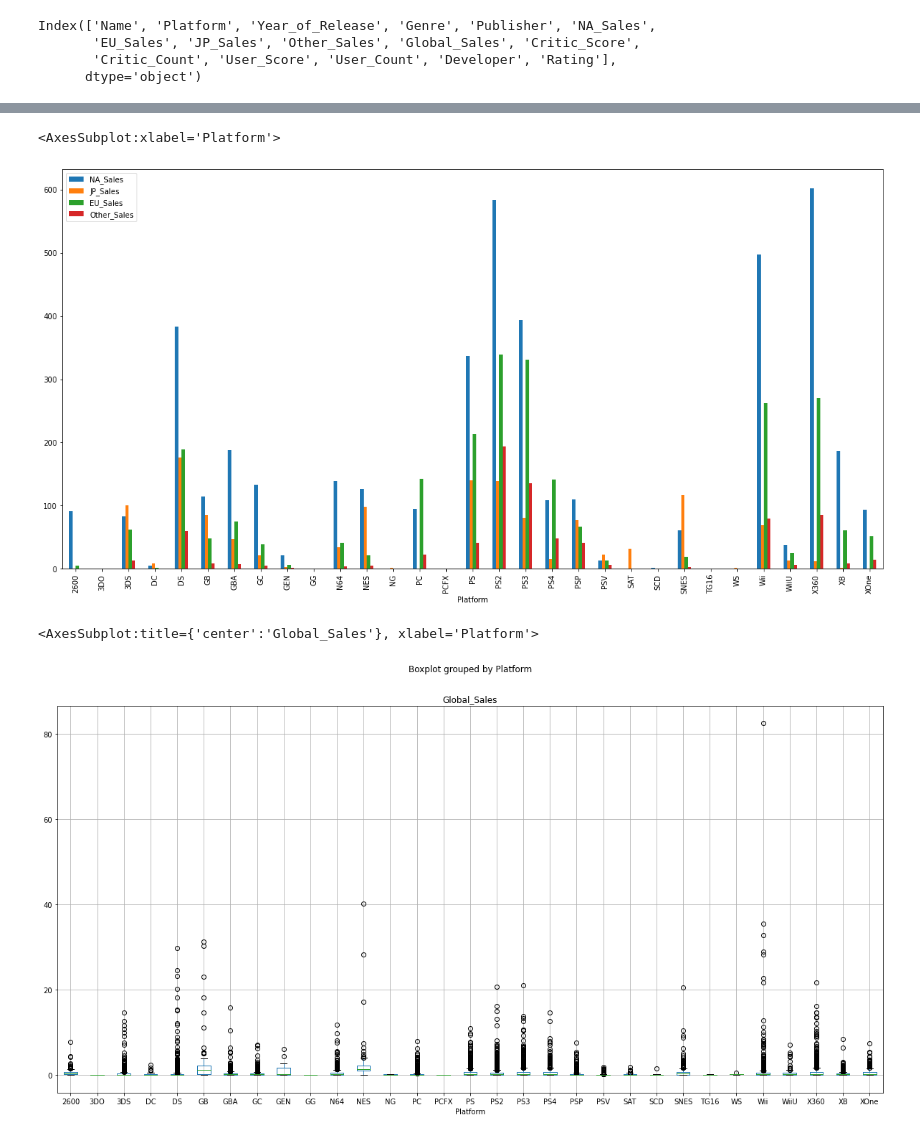
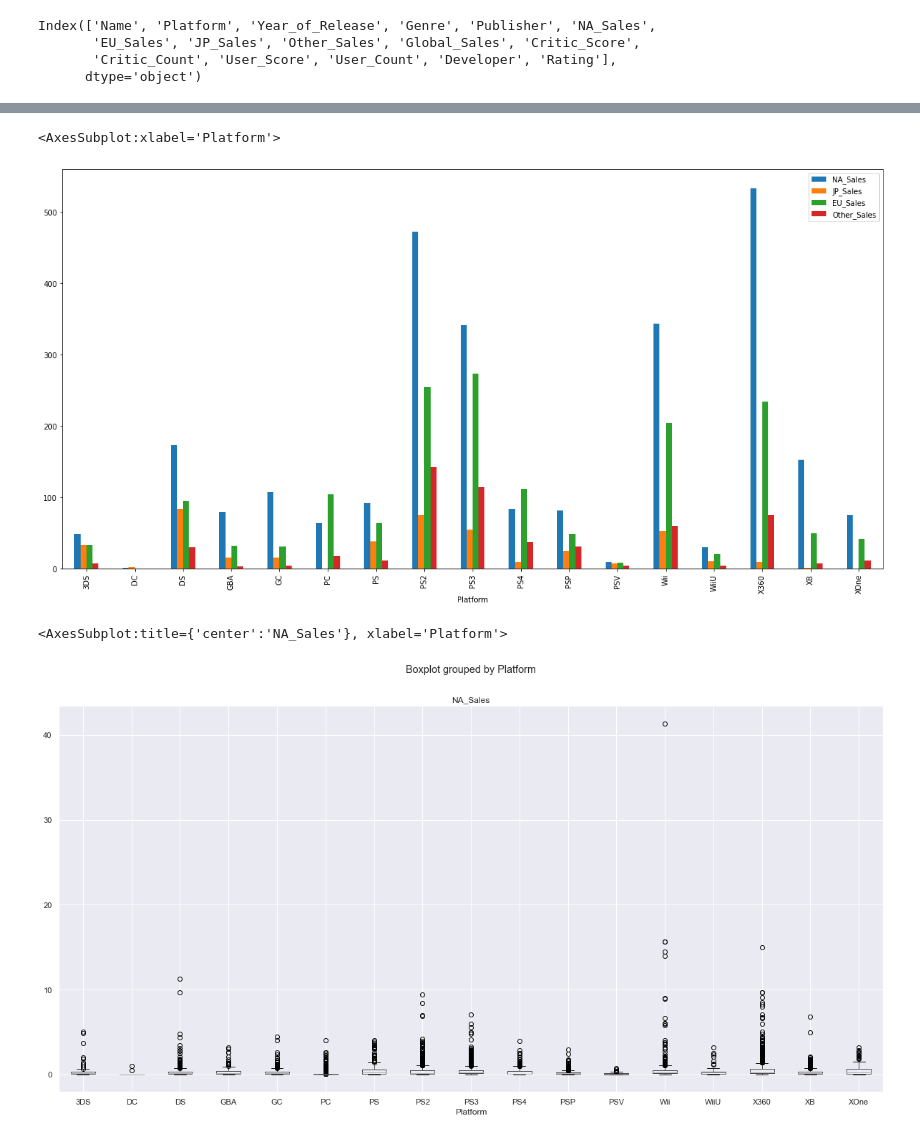
Before and after one commit to Thien-Nguyen-Git/Video-Games, a Jupyter notebook: GamePhase2.ipynb, the cells around one changed output, grey strips where cells are left out. Saved outputs shown, nothing was run; the diff lists cells and outputs as text; code cells hidden in the pictures.

Commit message:
Project Semi Complete
Need to work on the heat map more and aggregate

```diff
--- a/GamePhase2.ipynb
+++ b/GamePhase2.ipynb
@@ -15,7 +15,7 @@ import sklearn as sk
 # %%
 # 3.Read your cleaned csv which you did in phase 1
 
-video_games = pd.read_csv("Video_Games_Sales_as_at_22_Dec_2016.csv")
+video_games = pd.read_csv("video_game_clean_format.csv")
 df = pd.DataFrame(video_games)
 
 df
@@ -129,15 +126,17 @@ group_region = df.groupby('Platform')[['NA_Sales','JP_Sales','EU_Sales','Other_S
 group_region.plot(kind='bar',figsize=(20,10))
 # %% [output]
 <AxesSubplot:xlabel='Platform'>
-[figure, old version]
+[figure, new version]
 # %%
 # 12.Plot the Sales in all regions as per Platform , you need to create a boxplot for that which will show the distribution of sales as per platform
 
+# 'Global_Sales','NA_Sales','JP_Sales','EU_Sales','Other_Sales'
 # Sales data has many outliers, making the Boxplot difficult accurately graph the sales
-df.boxplot(column='Global_Sales',by='Platform',figsize=(20,10))
+# put aggregate with mean and assign different object with seaborn
+df.boxplot(column='NA_Sales',by='Platform',figsize=(20,10))
 # %% [output]
-<AxesSubplot:title={'center':'Global_Sales'}, xlabel='Platform'>
+<AxesSubplot:title={'center':'NA_Sales'}, xlabel='Platform'>
-[figure, old version]
+[figure, new version]
 # %%
 # 13.Find out which Genre games are sold in highest numbers (create a countplot of seaborn which could do that)
 
```
Also changed, not shown: parts of 9 cells of this notebook, 1 other file.
